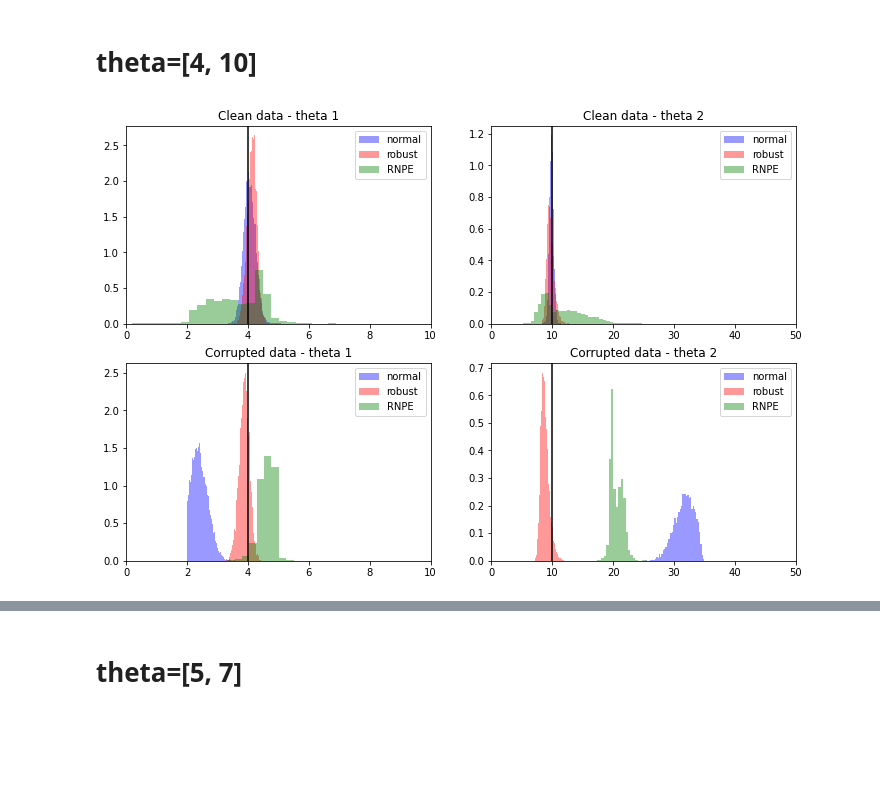
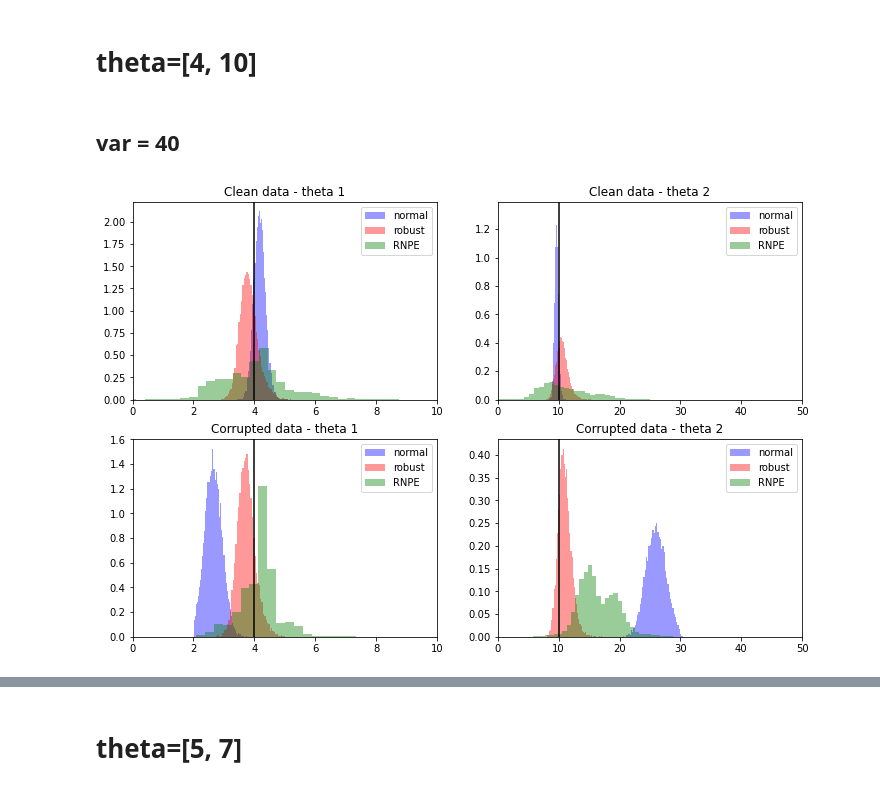
Before and after one commit to huangdaolang/robust-sbi, a Jupyter notebook: Ricker-Visualization.ipynb, the cells around one changed output, grey strips where cells are left out. Drawn from its saved outputs; the diff is of its cells as text; code cells hidden in the pictures; blank space fills up the shorter version.

```diff
--- a/Ricker-Visualization.ipynb
+++ b/Ricker-Visualization.ipynb
@@ -61,14 +61,9 @@ def load_models(root_name: str, device: torch.device):
 # %%
-def read_rnpe(misspecified=0, seed=1, theta=[4,10]):
-    slab_scale = 0.25
-    hyperprior=False
-    file = f"seed={seed}_slab_scale={slab_scale}_hyperprior={hyperprior}_var={misspecified}_theta={theta}"
+def read_rnpe(model="ricker", misspecified=0, seed=1, theta=[4,10]):
+    file = f"{model}_seed={seed}_var={misspecified}_theta={theta}"
 
     results_dir = "objects/rnpe"
     fn = f"{results_dir}/{file}.pickle"
-
-
-    plt.rcParams['axes.grid'] = False
 
     with open(fn, "rb") as f:
         results = pickle.load(f)
@@ -79,24 +74,38 @@ x = torch.tensor(np.load("data/ricker_x_4000.npy")).reshape(-1, 100, 100).to(dev
 theta = np.load("data/ricker_theta_4000.npy")
 # %% [markdown]
 # theta=[4, 10]
+# %% [markdown]
+## var = 40
 # %%
 theta_gt = torch.tensor([4, 10])
 obs = ricker(theta_gt).to(device)
-sigma = torch.tensor([60])
+sigma = torch.tensor([40])
 obs_cont = corruption.magnitude_sigma(obs, var=sigma).reshape(-1, 100, 100)
 
-root_name = "objects/ricker/var=100_mmd_beta=2.0_theta=[4,10]/2"
-sum_net_robust, density_estimator_robust, posterior_robust = load_models("normal", root_name, device, r=0)
+root_name = "objects/ricker/var=40.0_mmd_beta=2.0_theta=[4, 10]_num=1000/8"
+sum_net_robust, density_estimator_robust, posterior_robust = load_models(root_name, device)
 
-root_name = "objects/ricker/var=15_none_beta=1.0/7"
-sum_net_normal, density_estimator_normal, posterior_normal = load_models("normal", root_name, device, r=0)
+root_name = "objects/ricker/old/none_beta=1.0/7"
+sum_net_normal, density_estimator_normal, posterior_normal = load_models(root_name, device)
 
 post_samples_normal_clean = posterior_normal.sample((10000,), x=obs.reshape(1, 1, 100, 100))
 post_samples_robust_clean = posterior_robust.sample((10000,), x=obs.reshape(1, 1, 100, 100))
 post_samples_normal_cont = posterior_normal.sample((10000,), x=obs_cont.reshape(1, 1, 100, 100))
 post_samples_robust_cont = posterior_robust.sample((10000,), x=obs_cont.reshape(1, 1, 100, 100))
-post_samples_rnpe_clean = read_rnpe(misspecified=0, seed=1, theta='[4,10]')
-post_samples_rnpe_cont = read_rnpe(misspecified=80, seed=1, theta='[4,10]')
+post_samples_rnpe_clean = read_rnpe(model="ricker", misspecified=0, seed=1, theta='[4,10]')
+post_samples_rnpe_cont = read_rnpe(model="ricker", misspecified=40, seed=1, theta='[4,10]')
+
+# np.save("obs.npy", obs.detach().numpy())
+# np.save("obs_cont_var=40.npy", obs_cont.detach().numpy())
+
+# np.save("post_samples_normal_var=0.npy", post_samples_normal_clean.detach().numpy())
+# np.save("post_samples_robust_var=0.npy", post_samples_robust_clean.detach().numpy())
+# np.save("post_samples_rnpe_var=0.npy", post_samples_rnpe_clean)
+
+# np.save("post_samples_normal_var=40.npy", post_samples_normal_cont.detach().numpy())
+# np.save("post_samples_robust_var=40.npy", post_samples_robust_cont.detach().numpy())
+# np.save("post_samples_rnpe_var=40.npy", post_samples_rnpe_cont)
+
 
 plt.figure(figsize=(12,8))
 plt.subplot(2, 2, 1)
@@ -109,31 +118,31 @@ plt.xlim(0, 10)
 plt.title("Clean data - theta 1")
 
 plt.subplot(2, 2, 2)
 plt.axvline(x=theta_gt[1],ls="-",c="black")
 sns.distplot(post_samples_normal_clean[:, 1].cpu().numpy(), color='blue', kde=False, norm_hist=True, label="normal")
 sns.distplot(post_samples_robust_clean[:, 1].cpu().numpy(), color='red', kde=False, norm_hist=True, label="robust")
 sns.distplot(post_samples_rnpe_clean[:, 1], color='green', kde=False, norm_hist=True, label="RNPE")
 plt.legend()
 plt.xlim(0, 50)
 plt.title("Clean data - theta 2")
 
 plt.subplot(2, 2, 3)
 plt.axvline(x=theta_gt[0],ls="-",c="black")
 sns.distplot(post_samples_normal_cont[:, 0].cpu().numpy(), color='blue', kde=False, norm_hist=True, label="normal")
 sns.distplot(post_samples_robust_cont[:, 0].cpu().numpy(), color='red', kde=False, norm_hist=True, label="robust")
 sns.distplot(post_samples_rnpe_cont[:, 0], color='green', kde=False, norm_hist=True, label="RNPE")
 plt.legend()
 plt.xlim(0, 10)
 plt.title("Corrupted data - theta 1")
 
 plt.subplot(2, 2, 4)
 plt.axvline(x=theta_gt[1],ls="-",c="black")
 sns.distplot(post_samples_normal_cont[:, 1].cpu().numpy(), color='blue', kde=False, norm_hist=True, label="normal")
 sns.distplot(post_samples_robust_cont[:, 1].cpu().numpy(), color='red', kde=False, norm_hist=True, label="robust")
 sns.distplot(post_samples_rnpe_cont[:, 1], color='green', kde=False, norm_hist=True, label="RNPE")
 plt.legend()
 plt.xlim(0, 50)
 plt.title("Corrupted data - theta 2")
 plt.show()
 # %% [output]
-[figure, old version]
+[figure, new version]
```
Also changed, not shown: parts of 4 cells of this notebook, 6 other files.
